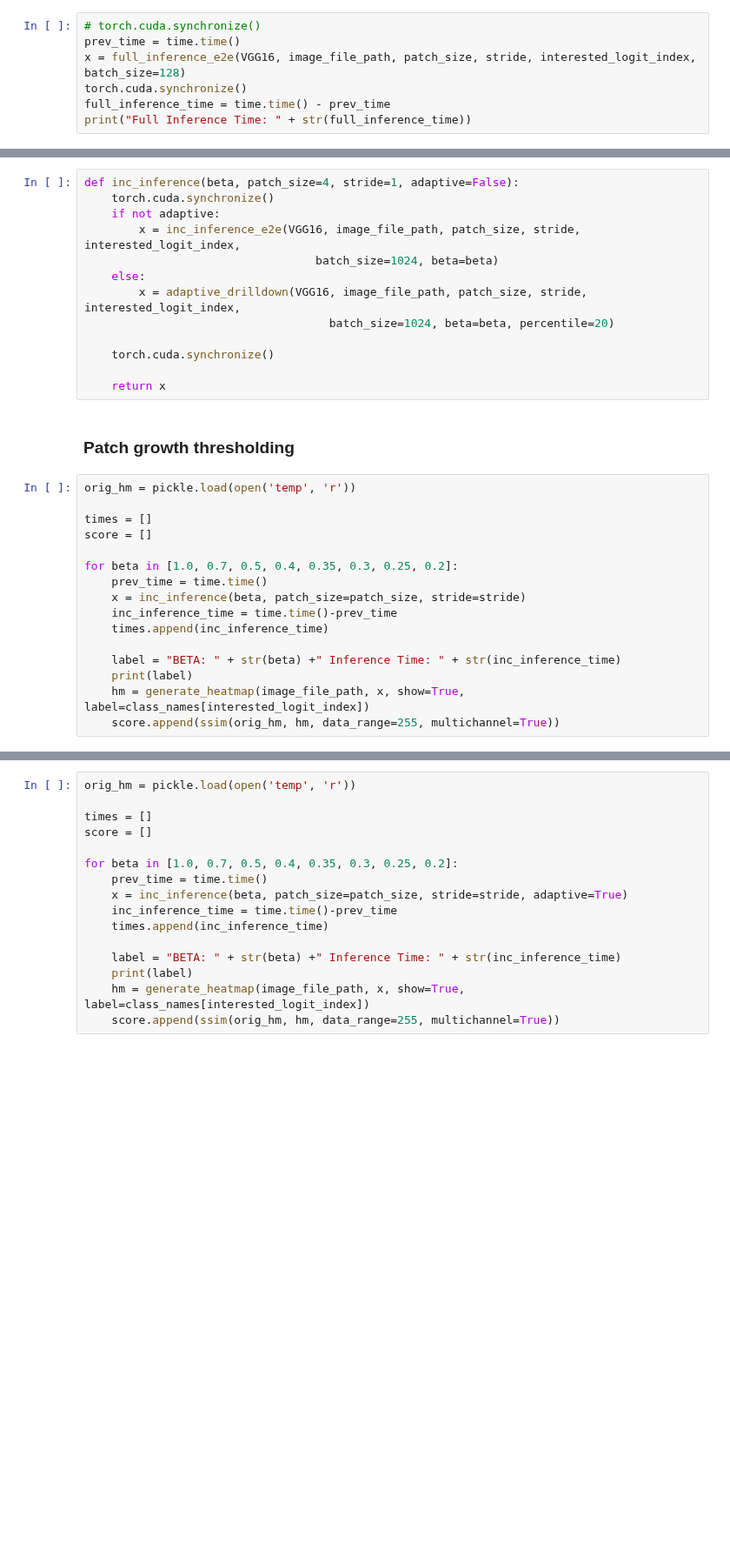
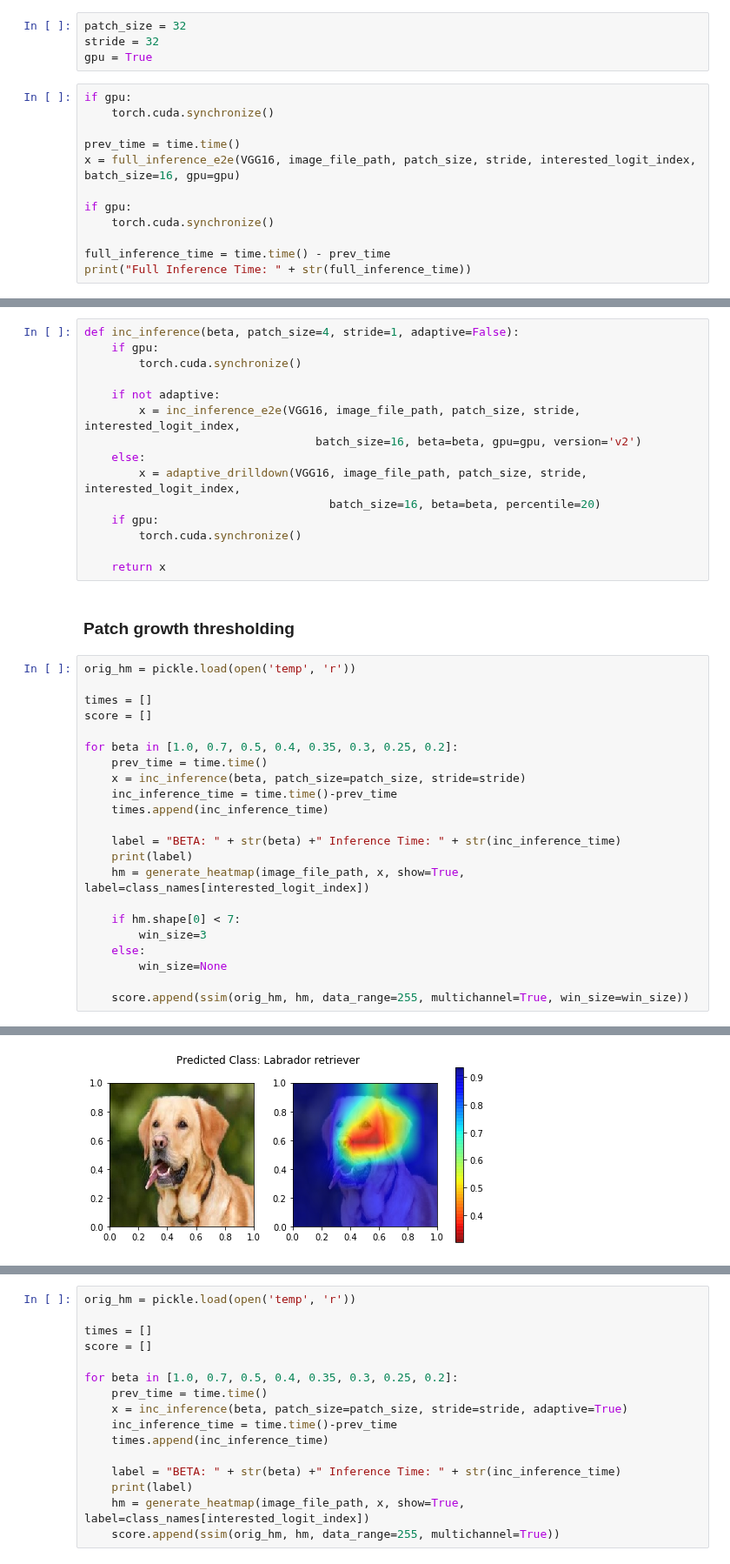
Before and after one commit to xil222/krypton, a Jupyter notebook: exps/vgg16_ivm.ipynb, the cells around one changed output, grey strips where cells are left out. Shown at 87% size. Drawn from its saved outputs; the diff is of its cells as text; blank space fills up the shorter version.

```diff
--- a/exps/vgg16_ivm.ipynb
+++ b/exps/vgg16_ivm.ipynb
@@ -27,8 +24,17 @@ stride = 1
+# %%
+patch_size = 32
+stride = 32
+gpu = True
 # %%
-# torch.cuda.synchronize()
+if gpu:
+    torch.cuda.synchronize()
+
 prev_time = time.time()
-x = full_inference_e2e(VGG16, image_file_path, patch_size, stride, interested_logit_index, batch_size=128)
-torch.cuda.synchronize()
+x = full_inference_e2e(VGG16, image_file_path, patch_size, stride, interested_logit_index, batch_size=16, gpu=gpu)
+
+if gpu:
+    torch.cuda.synchronize()
+
 full_inference_time = time.time() - prev_time
 print("Full Inference Time: " + str(full_inference_time))
 # %% [output]
@@ -43,15 +51,17 @@ gc.collect()
 torch.cuda.empty_cache()
 # %%
 def inc_inference(beta, patch_size=4, stride=1, adaptive=False):
-    torch.cuda.synchronize()
+    if gpu:
+        torch.cuda.synchronize()
+
     if not adaptive:
         x = inc_inference_e2e(VGG16, image_file_path, patch_size, stride, interested_logit_index,
-                                  batch_size=1024, beta=beta)
+                                  batch_size=16, beta=beta, gpu=gpu, version='v2')
     else:
         x = adaptive_drilldown(VGG16, image_file_path, patch_size, stride, interested_logit_index,
-                                    batch_size=1024, beta=beta, percentile=20)
-
-    torch.cuda.synchronize()
+                                    batch_size=16, beta=beta, percentile=20)
+    if gpu:
+        torch.cuda.synchronize()
 
     return x
 # %% [markdown]
@@ -71,4 +81,11 @@ for beta in [1.0, 0.7, 0.5, 0.4, 0.35, 0.3, 0.25, 0.2]:
     label = "BETA: " + str(beta) +" Inference Time: " + str(inc_inference_time)
     print(label)
     hm = generate_heatmap(image_file_path, x, show=True, label=class_names[interested_logit_index])
-    score.append(ssim(orig_hm, hm, data_range=255, multichannel=True))
+
+    if hm.shape[0] < 7:
+        win_size=3
+    else:
+        win_size=None
+
+    score.append(ssim(orig_hm, hm, data_range=255, multichannel=True, win_size=win_size))
+# %% [output]
@@ -74,0 +93 @@ for beta in [1.0, 0.7, 0.5, 0.4, 0.35, 0.3, 0.25, 0.2]:
+[figure, added]
```
Also changed, not shown: parts of 5 cells of this notebook, 9 other files.
